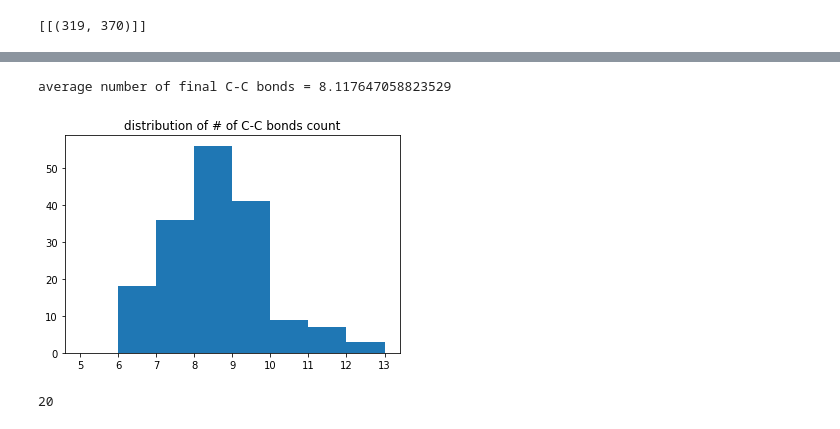
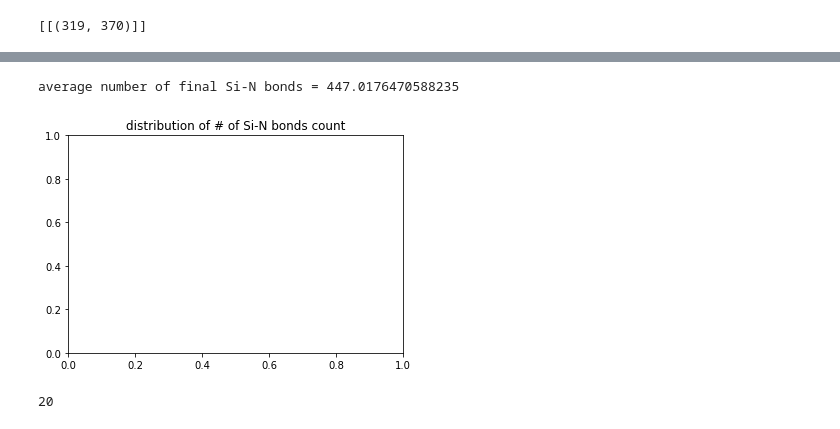
Before and after one commit to chengeaa/researchscripts, a Jupyter notebook: ASE processing.ipynb, the cells around one changed output, grey strips where cells are left out. Saved outputs shown, nothing was run; the diff lists cells and outputs as text; code cells hidden in the pictures.

```diff
--- a/ASE processing.ipynb
+++ b/ASE processing.ipynb
@@ -1696,9 +1696,9 @@ Atoms(symbols='CH65F2N168Si131', pbc=True, cell=[15.05980015, 15.05980015, 40.05
 # %% [output]
 '4-8'
 # %%
-datadir = "../c.15.bomb.in/" #bare bombardment, v0.13 = 35.0 eV, 0.135 = 37.7 eV, .14 = 40.55 eV
+datadir = "../bomb21_bombout/" #bare bombardment, v0.13 = 35.0 eV, 0.135 = 37.7 eV, .14 = 40.55 eV
 geometries = {}
-name = "input"
+name = "output"
 for i in os.listdir(datadir):
     if ".gen" in i:
         key = re.search(r"{}.*(\d+-\d+)".format(name), i)
@@ -1822,29 +1808,29 @@ array([ 6,  8,  8,  9,  9,  9,  6,  9,  6,  9,  9,  6,  9,  8,  9,  9,  9,
 # %%
 totalbonds = []
 bondcounts = {}
-e1 = "C"
-e2 = "C"
+e1 = "Si"
+e2 = "N"
 form = False
 for key, analysis in analyses.items():
     try:
         totalbonds += [len(analysis.get_bonds(e1, e2, unique = True)[0])]
         bondcounts[key] =  len(analysis.get_bonds(e1, e2, unique = True)[0])
     except:
         print('error on {}'.format(key))
 totalbonds = np.array(totalbonds)
 if form:
     print('percent runs with {}-{} bond formation = {}'.format(e1, e2, np.sum(totalbonds > 0)/170))
 else:
     print('average number of final {}-{} bonds = {}'.format(e1, e2, np.sum(totalbonds)/170))
 # plt.hist(totalbonds, bins = np.arange(0, np.max(totalbonds) + 1))
-plt.hist(totalbonds, bins = np.arange(5, 14))
+# plt.hist(totalbonds, bins = np.arange(5, 14))
 if form:
     plt.title('distribution of # of {}-{} bonds formed'.format(e1, e2));
 else:
     plt.title('distribution of # of {}-{} bonds count'.format(e1, e2));
 # %% [output]
-average number of final C-C bonds = 8.117647058823529
+average number of final Si-N bonds = 447.0176470588235
-[figure, old version]
+[figure, new version]
 # %%
 from itertools import combinations
 elems = ["Si", "F", "N", "C", "H", "Ar"]
```
Also changed, not shown: parts of 3 cells of this notebook, 2 other files.
